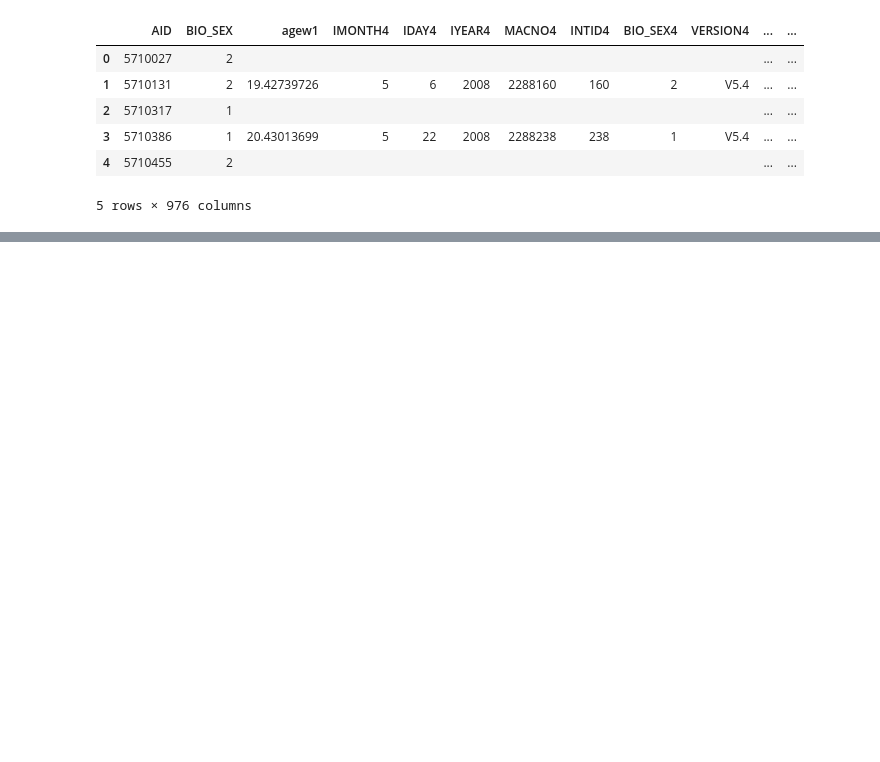
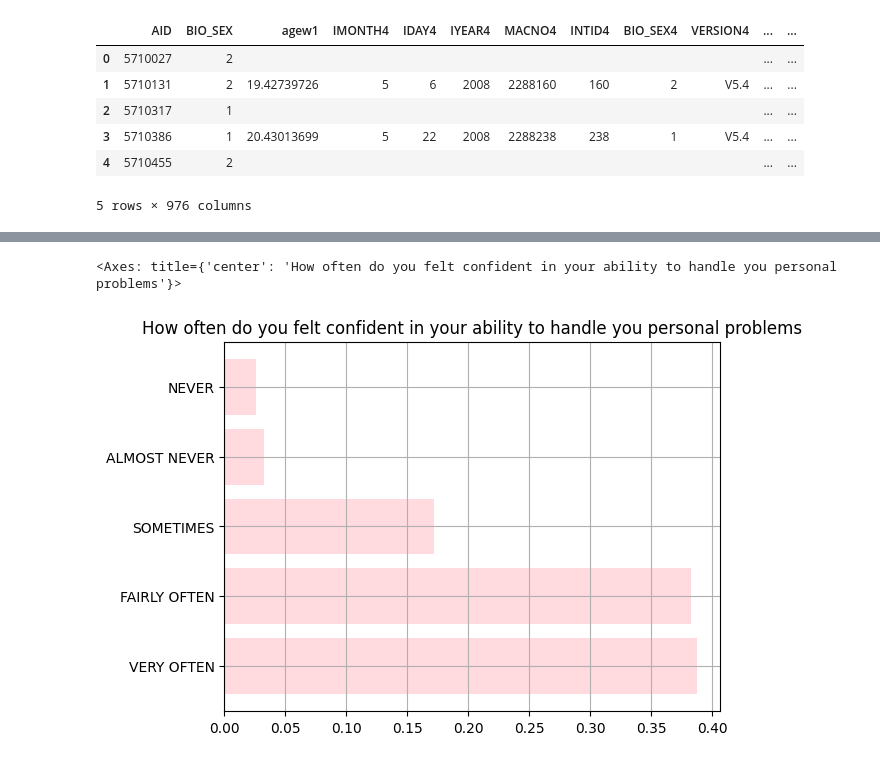
Before and after one commit to kylemarzan/Math-200, a Jupyter notebook: Python_Notebook_Setup_by_.ipynb, the cells around one changed output, grey strips where cells are left out. Drawn from its saved outputs; the diff is of its cells as text; code cells hidden in the pictures; blank space fills up the shorter version.

```diff
--- a/Python_Notebook_Setup_by_.ipynb
+++ b/Python_Notebook_Setup_by_.ipynb
@@ -68,0 +119,7 @@ import researchpy as rp
+# %%
+plt.xlabel("PROBLEM_CONFIDENCE")
+plt.title("How often do you felt confident in your ability to handle you personal problems")
+df['PROBLEM_CONFIDENCE'].value_counts(normalize = True).plot(kind ='barh', color = 'lightpink', width = 0.8, alpha = 0.5, grid = True)
+# %% [output]
+<Axes: title={'center': 'How often do you felt confident in your ability to handle you personal problems'}>
+[figure, added]
```
Also changed, not shown: parts of 43 cells of this notebook.
